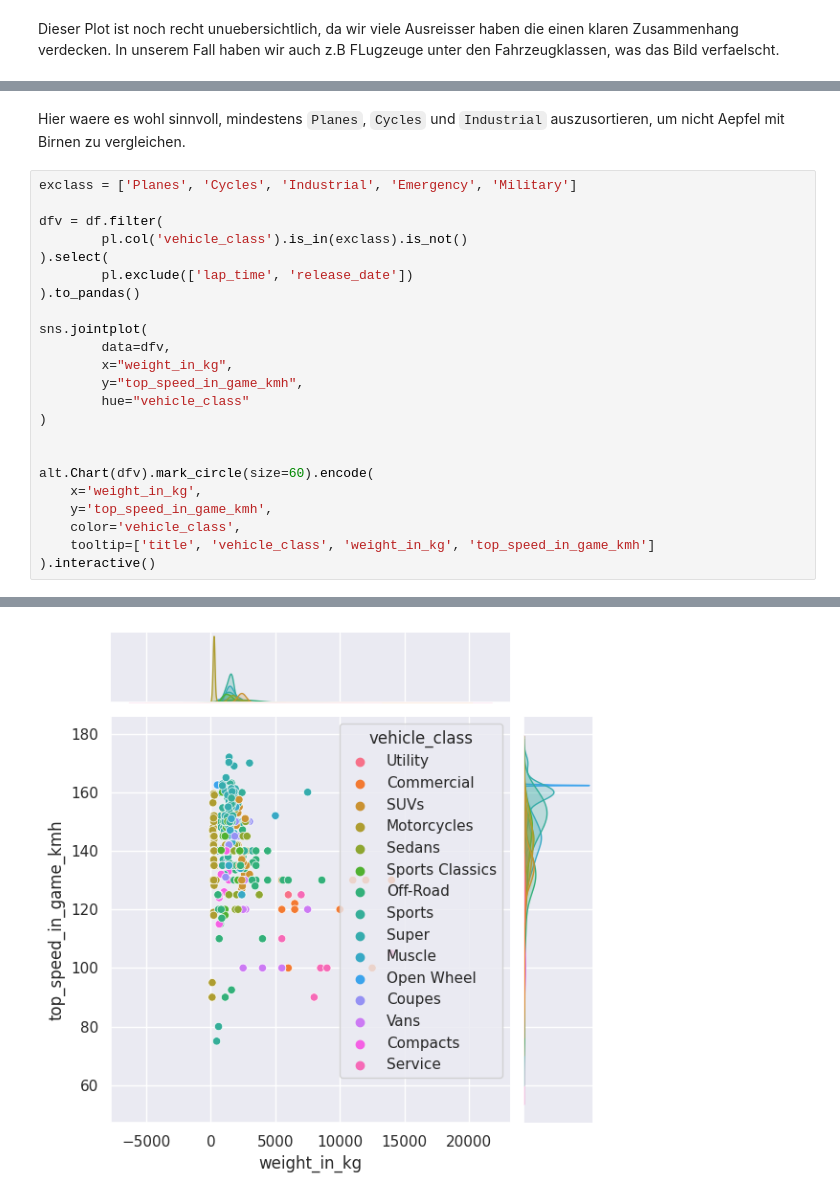
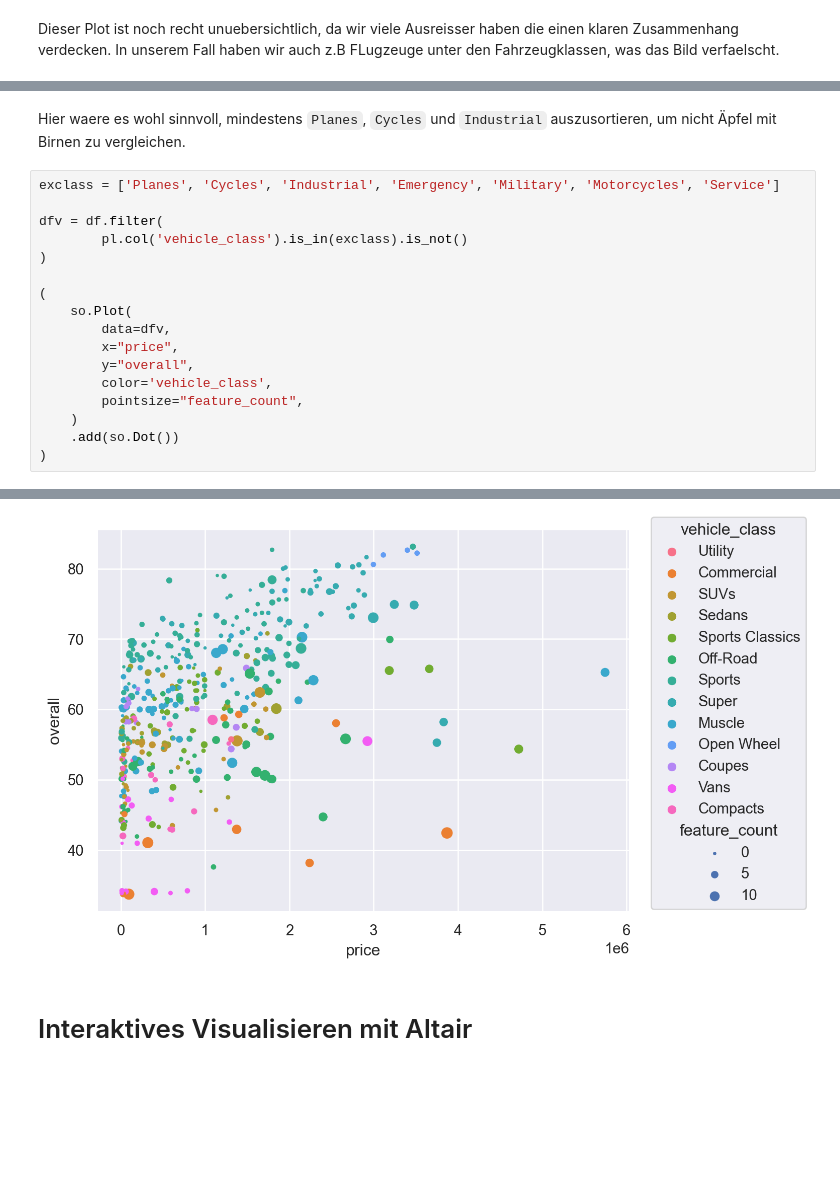
Before and after one commit to dorianprill/workshop-kmu-data, a Jupyter notebook: 02_transform_visualize.ipynb, the cells around one changed output, grey strips where cells are left out. Cells and saved outputs as stored; diff of their text form; blank space fills up the shorter version.

Commit message:
change plotting to new seaborn.objects API

```diff
--- a/02_transform_visualize.ipynb
+++ b/02_transform_visualize.ipynb
@@ -203,27 +229,21 @@ Series: 'vehicle_class' [str]
 ]
 # %% [markdown]
-Hier waere es wohl sinnvoll, mindestens `Planes`, `Cycles` und `Industrial` auszusortieren, um nicht Aepfel mit Birnen zu vergleichen.
+Hier waere es wohl sinnvoll, mindestens `Planes`, `Cycles` und `Industrial` auszusortieren, um nicht Äpfel mit Birnen zu vergleichen.
 # %%
-exclass = ['Planes', 'Cycles', 'Industrial', 'Emergency', 'Military']
+exclass = ['Planes', 'Cycles', 'Industrial', 'Emergency', 'Military', 'Motorcycles', 'Service']
 
 dfv = df.filter(
         pl.col('vehicle_class').is_in(exclass).is_not()
-).select(
-        pl.exclude(['lap_time', 'release_date'])
-).to_pandas()
-
-sns.jointplot(
-        data=dfv,
-        x="weight_in_kg",
-        y="top_speed_in_game_kmh",
-        hue="vehicle_class"
 )
 
-
-alt.Chart(dfv).mark_circle(size=60).encode(
-    x='weight_in_kg',
-    y='top_speed_in_game_kmh',
-    color='vehicle_class',
-    tooltip=['title', 'vehicle_class', 'weight_in_kg', 'top_speed_in_game_kmh']
-).interactive()
+(
+    so.Plot(
+        data=dfv,
+        x="price",
+        y="overall",
+        color='vehicle_class',
+        pointsize="feature_count",
+    )
+    .add(so.Dot())
+)
 # %% [output]
@@ -231,2 +250,4 @@ alt.Chart(dfv).mark_circle(size=60).encode(
-[figure, old version]
+[figure, new version]
+# %% [markdown]
+# Interaktives Visualisieren mit Altair
 # %%
```
Also changed, not shown: parts of 6 cells of this notebook, 1 other file.
